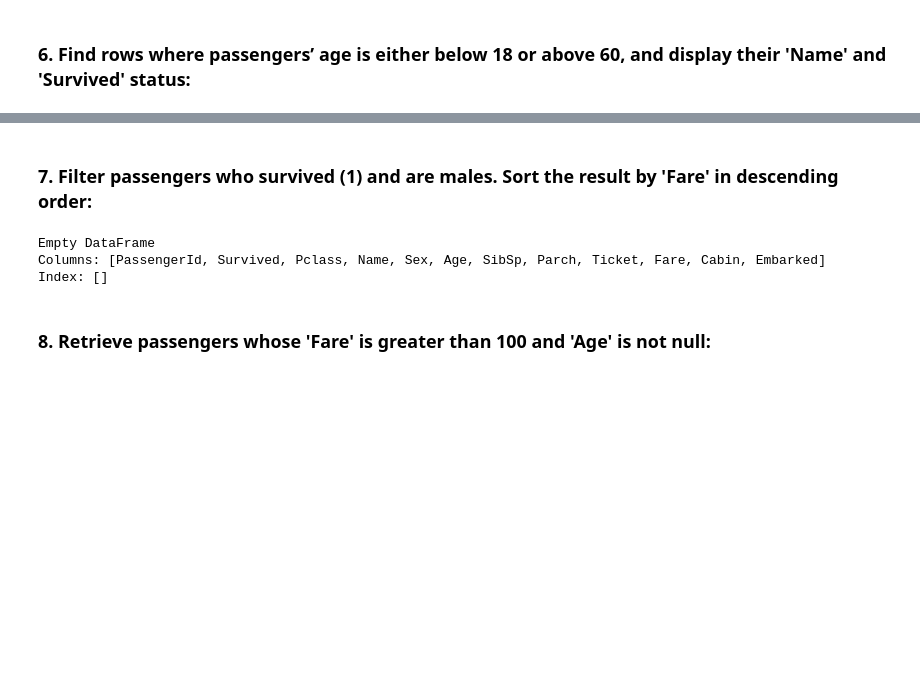
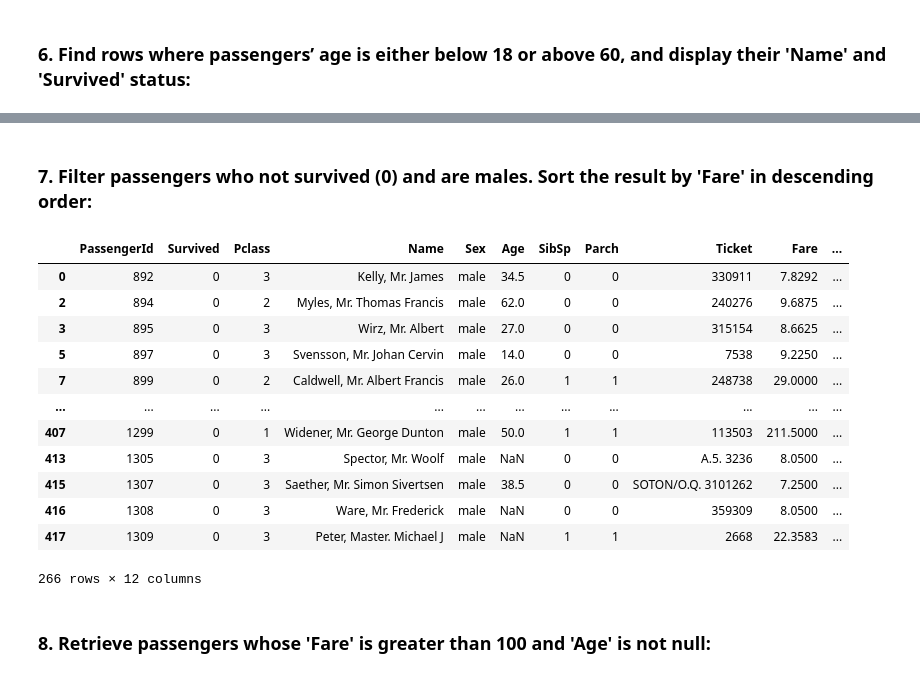
Before and after one commit to skm22/RICR---Data-Science, a Jupyter notebook: Practice/3. Python Pandas DataFrame practice sol.ipynb, the cells around one changed output, grey strips where cells are left out. Cells and saved outputs as stored; diff of their text form; code cells hidden in the pictures; blank space fills up the shorter version.

```diff
--- a/Practice/3. Python Pandas DataFrame practice sol.ipynb
+++ b/Practice/3. Python Pandas DataFrame practice sol.ipynb
@@ -131,12 +109,21 @@ print(age_condition)
 # %% [markdown]
-### 7. Filter passengers who survived (1) and are males. Sort the result by 'Fare' in descending order:
+### 7. Filter passengers who not survived (0) and are males. Sort the result by 'Fare' in descending order:
 # %%
-male_survived = titanic[(titanic['Survived'] == 1) & (titanic['Sex'] == 'male')].sort_values('Fare', ascending=False)
-print(male_survived)
+titanic[(titanic['Survived'] == 0) & (titanic['Sex'] == 'male')]
 # %% [output]
+|  | PassengerId | Survived | Pclass | Name | Sex | Age | SibSp | Parch | Ticket | Fare | ... |
+| 0 | 892 | 0 | 3 | Kelly, Mr. James | male | 34.5 | 0 | 0 | 330911 | 7.8292 | ... |
+| 2 | 894 | 0 | 2 | Myles, Mr. Thomas Francis | male | 62.0 | 0 | 0 | 240276 | 9.6875 | ... |
+| 3 | 895 | 0 | 3 | Wirz, Mr. Albert | male | 27.0 | 0 | 0 | 315154 | 8.6625 | ... |
+| 5 | 897 | 0 | 3 | Svensson, Mr. Johan Cervin | male | 14.0 | 0 | 0 | 7538 | 9.2250 | ... |
+| 7 | 899 | 0 | 2 | Caldwell, Mr. Albert Francis | male | 26.0 | 1 | 1 | 248738 | 29.0000 | ... |
+| ... | ... | ... | ... | ... | ... | ... | ... | ... | ... | ... | ... |
+| 407 | 1299 | 0 | 1 | Widener, Mr. George Dunton | male | 50.0 | 1 | 1 | 113503 | 211.5000 | ... |
+| 413 | 1305 | 0 | 3 | Spector, Mr. Woolf | male | NaN | 0 | 0 | A.5. 3236 | 8.0500 | ... |
+| 415 | 1307 | 0 | 3 | Saether, Mr. Simon Sivertsen | male | 38.5 | 0 | 0 | SOTON/O.Q. 3101262 | 7.2500 | ... |
+| 416 | 1308 | 0 | 3 | Ware, Mr. Frederick | male | NaN | 0 | 0 | 359309 | 8.0500 | ... |
+| 417 | 1309 | 0 | 3 | Peter, Master. Michael J | male | NaN | 1 | 1 | 2668 | 22.3583 | ... |
-Empty DataFrame
-Columns: [PassengerId, Survived, Pclass, Name, Sex, Age, SibSp, Parch, Ticket, Fare, Cabin, Embarked]
-Index: []
+266 rows × 12 columns
 # %% [markdown]
 ### 8. Retrieve passengers whose 'Fare' is greater than 100 and 'Age' is not null:
 # %%
```
Also changed, not shown: parts of 16 cells of this notebook.
